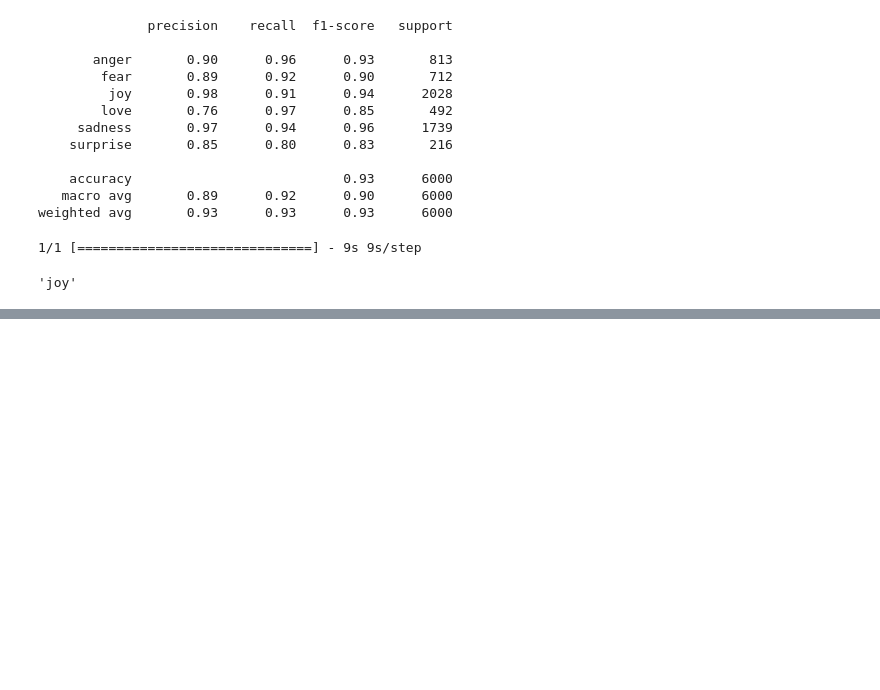
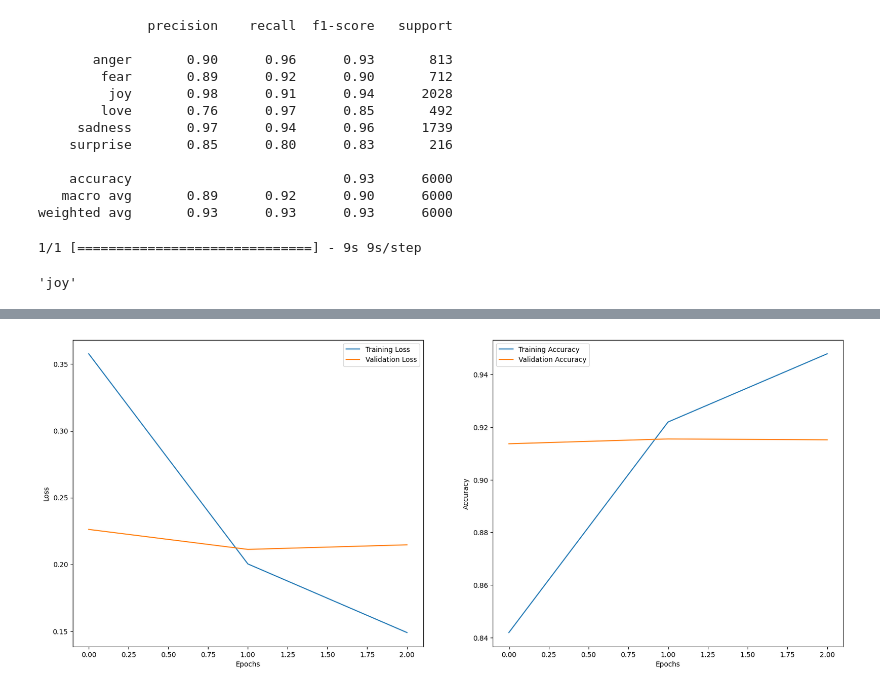
Before and after one commit to HJNVR/papers, a Jupyter notebook: Bert/fine_tune_bert.ipynb, the cells around one changed output, grey strips where cells are left out. Cells and saved outputs as stored; diff of their text form; code cells hidden in the pictures; blank space fills up the shorter version.

Commit message:
added IMDB

```diff
--- a/Bert/fine_tune_bert.ipynb
+++ b/Bert/fine_tune_bert.ipynb
@@ -326,0 +348,4 @@ y_predicted_single
+# %%
+df = pd.read_csv('imdb_dataset/IMDB Dataset.csv')
+df = df.head(20000) # original 50000 is too many to train
+df.head()
@@ -327,6 +526,10 @@ y_predicted_single
 # %%
-from tensorflow.keras.losses import SparseCategoricalCrossentropy
-from tensorflow.keras.metrics import SparseCategoricalAccuracy
+optimizer = Adam(
+    learning_rate=5e-05, # HF recommendation
+    epsilon=1e-08, # a very small number to prevent any division by zero
+    decay=0.01, # learning rate schedule, learning_rate = learningrate * 1/(1+decay*epoch)
+    clipnorm=1.0 # to prevent gradient exploding and gradient vanishing. Clipping is a method where the error derivative is changed or clipped ot a threshold
+)
 
 loss = SparseCategoricalCrossentropy()
 metric = SparseCategoricalAccuracy('balanced_accuracy')
@@ -340,13 +543,10 @@ model.compile(
 
 history = model.fit(
     x = {'input_ids':X_train['input_ids'], 'attention_mask':X_train['attention_mask']},
-    #y = to_categorical(df_train['Sentiment']),
-    y = df_train['Sentiment'],
-    #validation_data = ({'input_ids':X_test['input_ids'], 'attention_mask':X_test['attention_mask']},
-    #                    to_categorical(df_test['Sentiment'])),
+    y = df_train['sentiment'],
     validation_data = ({'input_ids':X_test['input_ids'], 'attention_mask':X_test['attention_mask']},
-                        df_test['Sentiment']),
-    epochs=1,
+                        df_test['sentiment']),
+    epochs=3,
     batch_size=32
 )
 # %% [output]
@@ -354,0 +574,19 @@ WARNING:tensorflow:Gradients do not exist for variables ['tf_bert_model_1/bert/p
+# %%
+# plot function
+def plot_curve(hist):
+    epochs = hist.epoch
+    f, ax = plt.subplots(ncols=2, figsize=(20,8))
+    ax[0].plot(epochs, hist.history['loss'], label='Training Loss')
+    ax[0].plot(epochs, hist.history['val_loss'], label='Validation Loss')
+    ax[0].set_xlabel('Epochs')
+    ax[0].set_ylabel('Loss')
+    ax[0].legend()
+    ax[1].plot(epochs, hist.history['balanced_accuracy'], label='Training Accuracy')
+    ax[1].plot(epochs, hist.history['val_balanced_accuracy'], label='Validation Accuracy')
+    ax[1].set_xlabel('Epochs')
+    ax[1].set_ylabel('Accuracy')
+    ax[1].legend()
+
+plot_curve(history)
+# %% [output]
+[figure, added]
```
Also changed, not shown: parts of 24 cells of this notebook.
